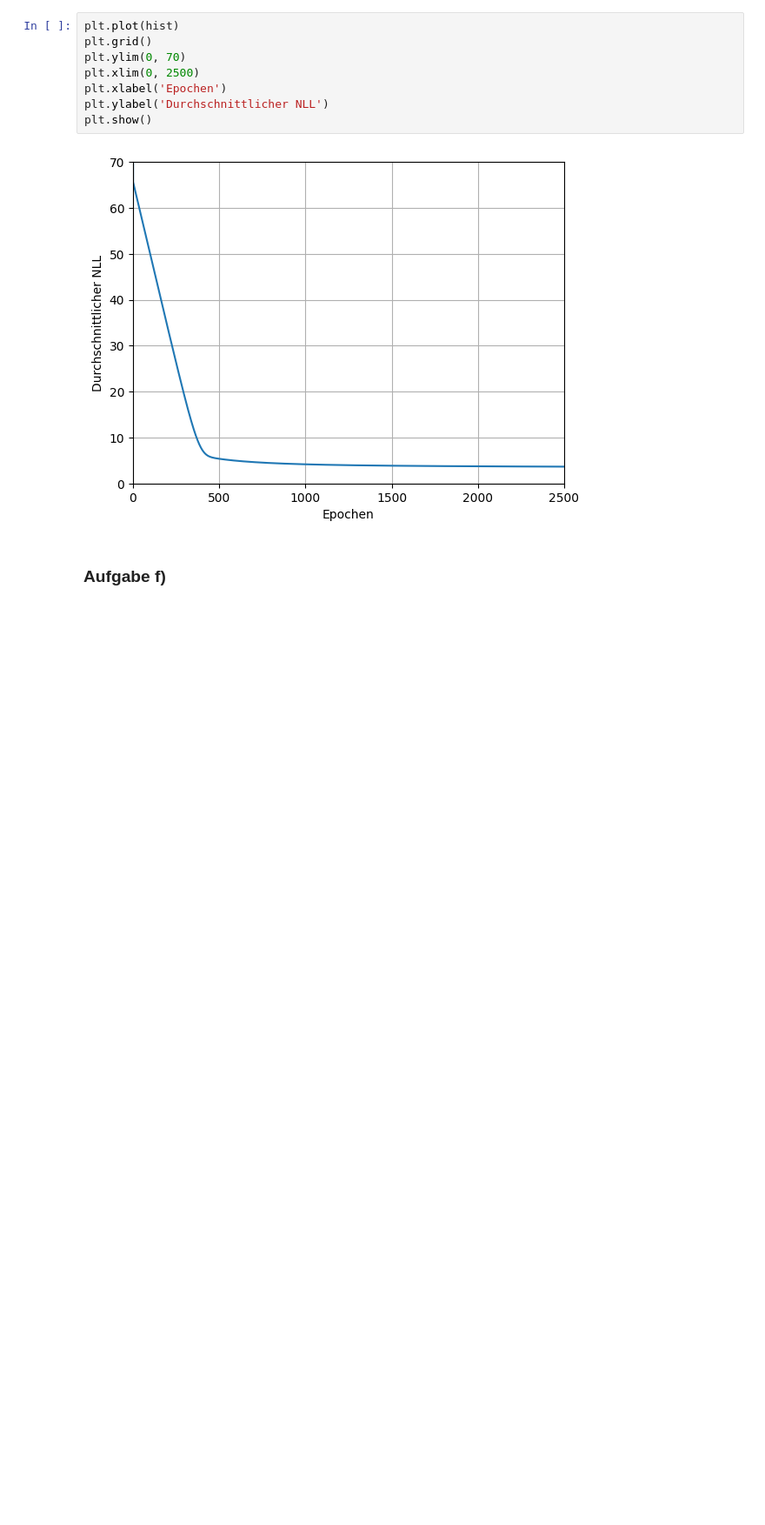
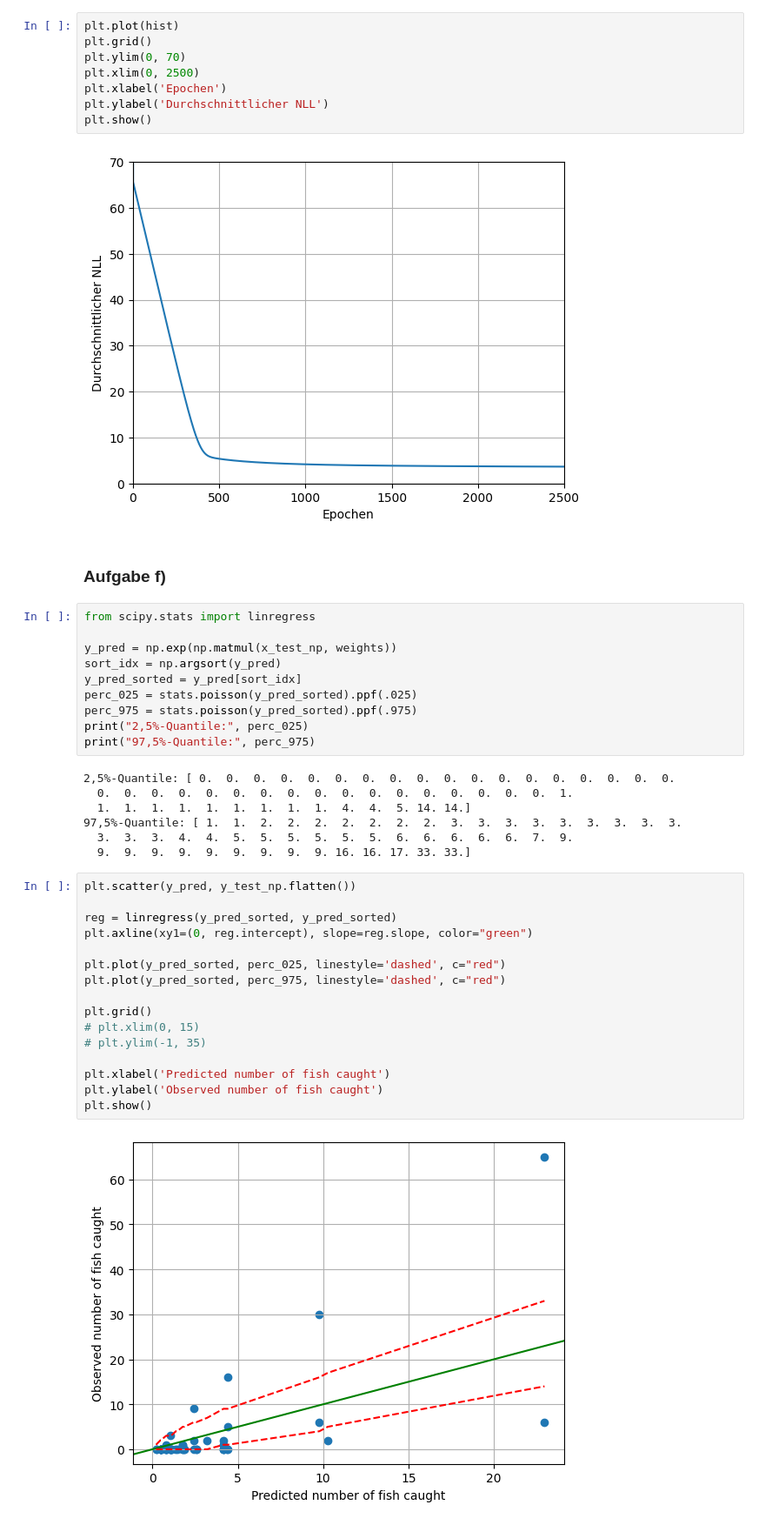
Before and after one commit to robingenz/htwg-machine-learning-exercises, a Jupyter notebook: exercises/02_Linear_Regression/01_linear-regression.ipynb, the cells around one changed output. Shown: that part at 87% size. Saved outputs shown, nothing was run; the diff lists cells and outputs as text; blank space fills up the shorter version.

```diff
--- a/exercises/02_Linear_Regression/01_linear-regression.ipynb
+++ b/exercises/02_Linear_Regression/01_linear-regression.ipynb
@@ -248,3 +248,38 @@ plt.show()
 [figure]
 # %% [markdown]
 ### Aufgabe f)
+# %%
+from scipy.stats import linregress
+
+y_pred = np.exp(np.matmul(x_test_np, weights))
+sort_idx = np.argsort(y_pred)
+y_pred_sorted = y_pred[sort_idx]
+perc_025 = stats.poisson(y_pred_sorted).ppf(.025)
+perc_975 = stats.poisson(y_pred_sorted).ppf(.975)
+print("2,5%-Quantile:", perc_025)
+print("97,5%-Quantile:", perc_975)
+# %% [output]
+2,5%-Quantile: [ 0.  0.  0.  0.  0.  0.  0.  0.  0.  0.  0.  0.  0.  0.  0.  0.  0.  0.
+  0.  0.  0.  0.  0.  0.  0.  0.  0.  0.  0.  0.  0.  0.  0.  0.  0.  1.
+  1.  1.  1.  1.  1.  1.  1.  1.  1.  4.  4.  5. 14. 14.]
+97,5%-Quantile: [ 1.  1.  2.  2.  2.  2.  2.  2.  2.  3.  3.  3.  3.  3.  3.  3.  3.  3.
+  3.  3.  3.  4.  4.  5.  5.  5.  5.  5.  5.  6.  6.  6.  6.  6.  7.  9.
+  9.  9.  9.  9.  9.  9.  9.  9.  9. 16. 16. 17. 33. 33.]
+# %%
+plt.scatter(y_pred, y_test_np.flatten())
+
+reg = linregress(y_pred_sorted, y_pred_sorted)
+plt.axline(xy1=(0, reg.intercept), slope=reg.slope, color="green")
+
+plt.plot(y_pred_sorted, perc_025, linestyle='dashed', c="red")
+plt.plot(y_pred_sorted, perc_975, linestyle='dashed', c="red")
+
+plt.grid()
+# plt.xlim(0, 15)
+# plt.ylim(-1, 35)
+
+plt.xlabel('Predicted number of fish caught')
+plt.ylabel('Observed number of fish caught')
+plt.show()
+# %% [output]
+[figure, added]
```
